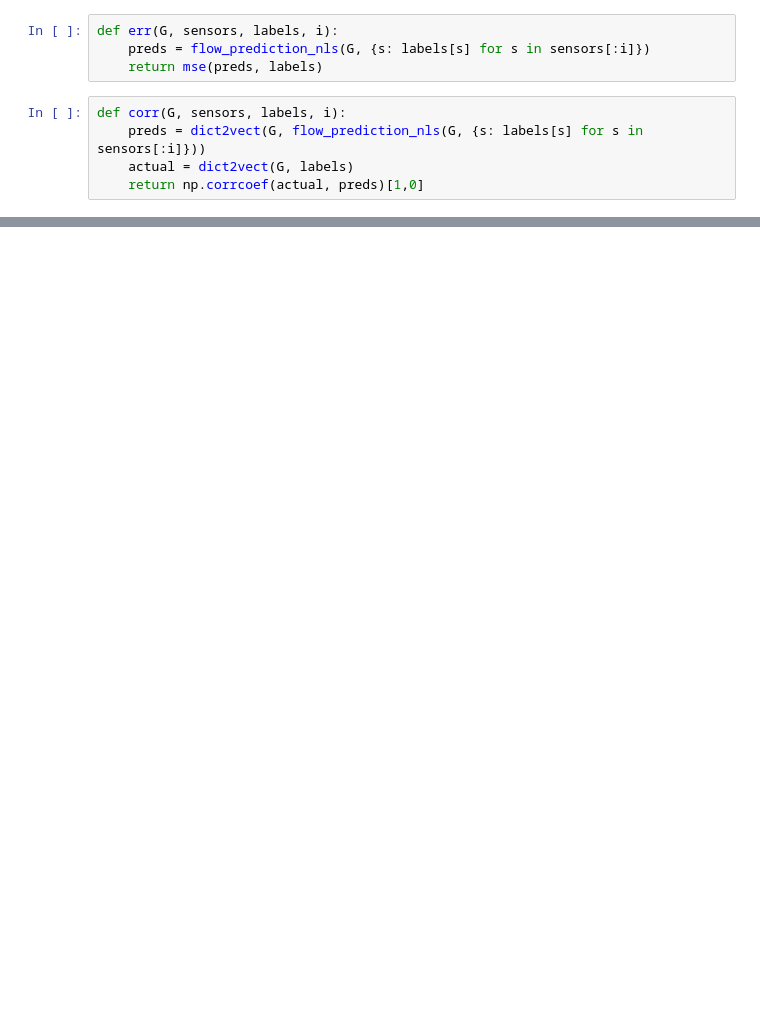
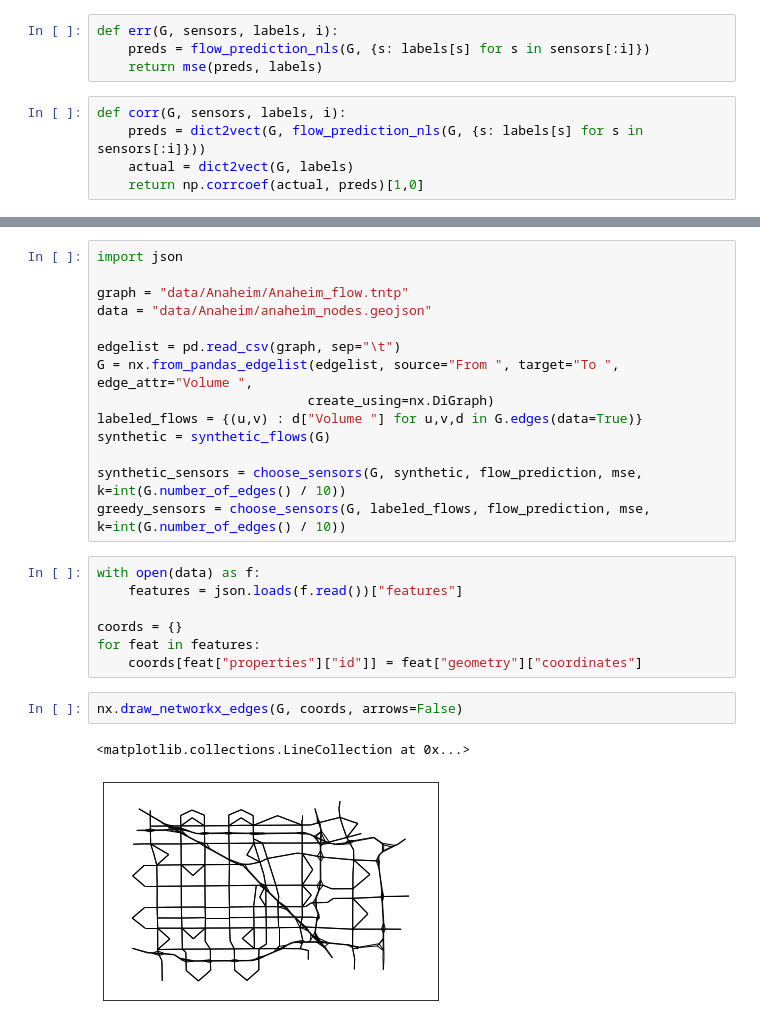
Before and after one commit to arnav-b/sensor-placement, a Jupyter notebook: flows-tntp.ipynb, the cells around one changed output, grey strips where cells are left out. Drawn from its saved outputs; the diff is of its cells as text; blank space fills up the shorter version.

```diff
--- a/flows-tntp.ipynb
+++ b/flows-tntp.ipynb
@@ -102,0 +122,26 @@ plt.show()
+# %%
+import json
+
+graph = "data/Anaheim/Anaheim_flow.tntp"
+data = "data/Anaheim/anaheim_nodes.geojson"
+
+edgelist = pd.read_csv(graph, sep="\t")
+G = nx.from_pandas_edgelist(edgelist, source="From ", target="To ", edge_attr="Volume ",
+                           create_using=nx.DiGraph)
+labeled_flows = {(u,v) : d["Volume "] for u,v,d in G.edges(data=True)}
+synthetic = synthetic_flows(G)
+
+synthetic_sensors = choose_sensors(G, synthetic, flow_prediction, mse, k=int(G.number_of_edges() / 10))
+greedy_sensors = choose_sensors(G, labeled_flows, flow_prediction, mse, k=int(G.number_of_edges() / 10))
+# %%
+with open(data) as f:
+    features = json.loads(f.read())["features"]
+
+coords = {}
+for feat in features:
+    coords[feat["properties"]["id"]] = feat["geometry"]["coordinates"]
+# %%
+nx.draw_networkx_edges(G, coords, arrows=False)
+# %% [output]
+<matplotlib.collections.LineCollection at 0x...>
+[figure, added]
```
Also changed, not shown: parts of 11 cells of this notebook, 4 other files.
